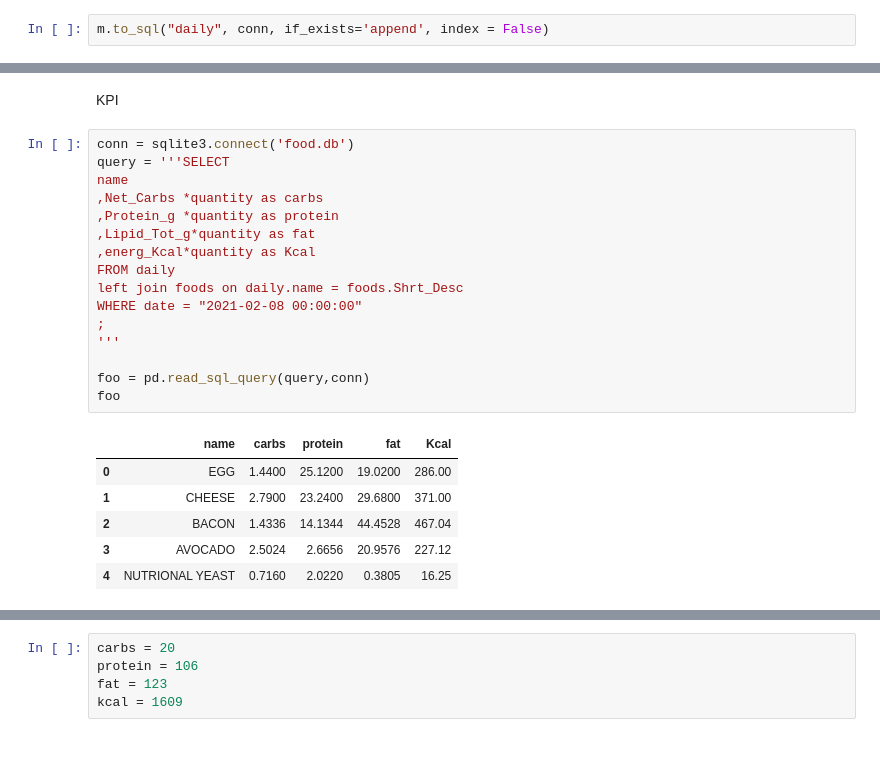
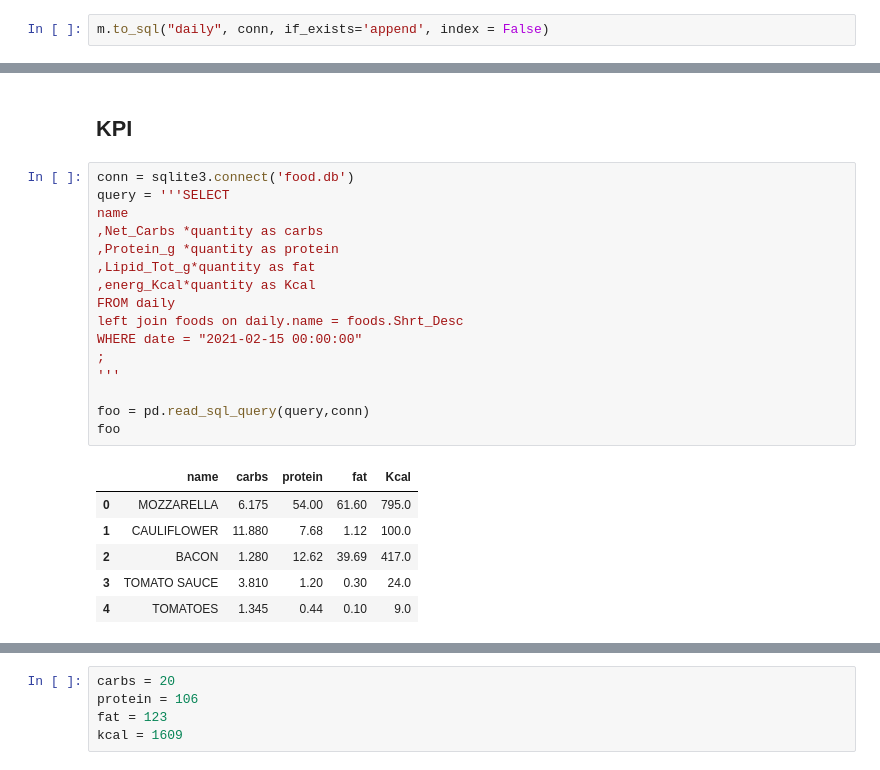
Before and after one commit to Amarilda/KPI, a Jupyter notebook: green foods.ipynb, the cells around one changed output, grey strips where cells are left out. Cells and saved outputs as stored; diff of their text form.

```diff
--- a/green foods.ipynb
+++ b/green foods.ipynb
@@ -117,28 +90,28 @@ df[df.Shrt_Desc.str.contains('COLL') == True]
-# %% [markdown]
-KPI
+# %% [markdown]
+## KPI
 # %%
 conn = sqlite3.connect('food.db')
 query = '''SELECT
 name
 ,Net_Carbs *quantity as carbs
 ,Protein_g *quantity as protein
 ,Lipid_Tot_g*quantity as fat
 ,energ_Kcal*quantity as Kcal
 FROM daily
 left join foods on daily.name = foods.Shrt_Desc
-WHERE date = "2021-02-08 00:00:00"
+WHERE date = "2021-02-15 00:00:00"
 ;
 '''
 
 foo = pd.read_sql_query(query,conn)
 foo
 # %% [output]
 |  | name | carbs | protein | fat | Kcal |
-| 0 | EGG | 1.4400 | 25.1200 | 19.0200 | 286.00 |
-| 1 | CHEESE | 2.7900 | 23.2400 | 29.6800 | 371.00 |
-| 2 | BACON | 1.4336 | 14.1344 | 44.4528 | 467.04 |
-| 3 | AVOCADO | 2.5024 | 2.6656 | 20.9576 | 227.12 |
-| 4 | NUTRIONAL YEAST | 0.7160 | 2.0220 | 0.3805 | 16.25 |
+| 0 | MOZZARELLA | 6.175 | 54.00 | 61.60 | 795.0 |
+| 1 | CAULIFLOWER | 11.880 | 7.68 | 1.12 | 100.0 |
+| 2 | BACON | 1.280 | 12.62 | 39.69 | 417.0 |
+| 3 | TOMATO SAUCE | 3.810 | 1.20 | 0.30 | 24.0 |
+| 4 | TOMATOES | 1.345 | 0.44 | 0.10 | 9.0 |
 # %%
 pd.pivot_table(foo,index=["name"]).sum(axis=0)
 # %% [output]
```
Also changed, not shown: parts of 22 cells of this notebook.
